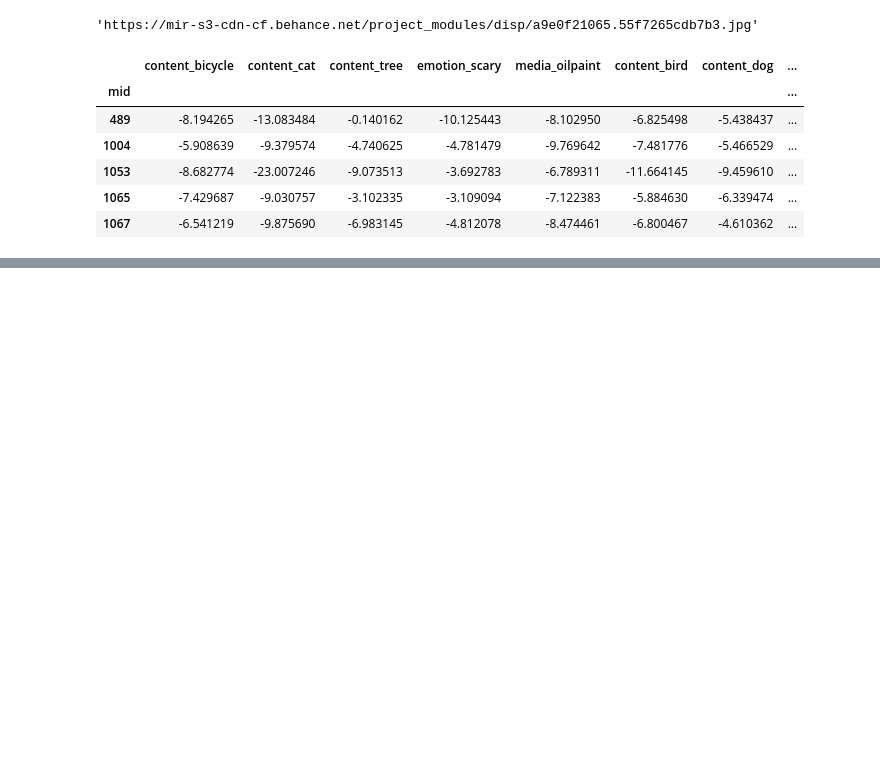
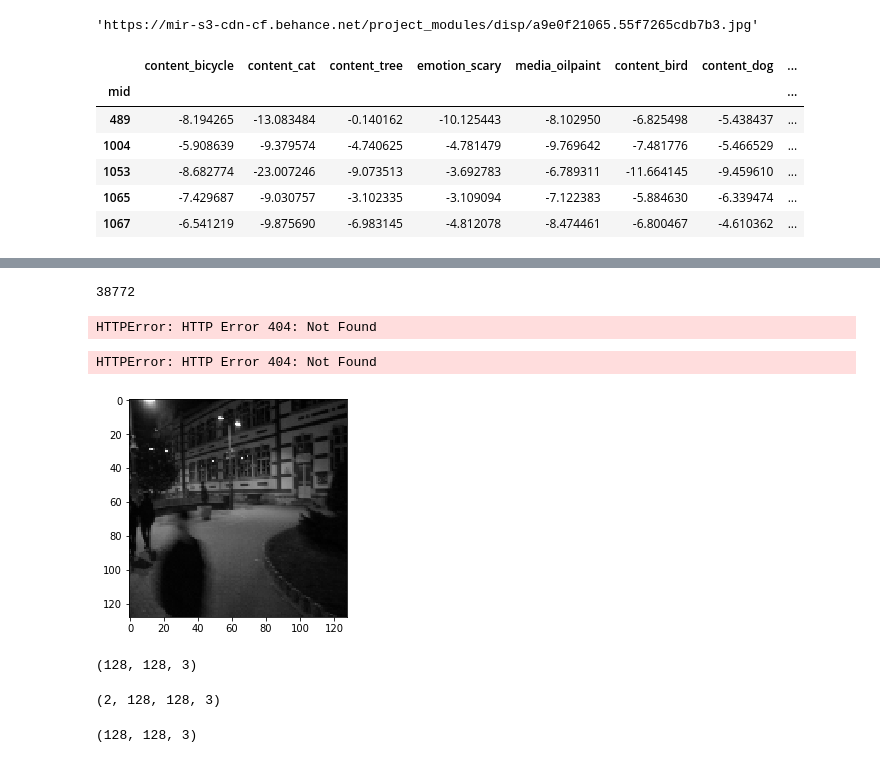
Before and after one commit to JinLi711/UIA, a Jupyter notebook: Art_Recognition/medium_classification/getting_started.ipynb, the cells around one changed output, grey strips where cells are left out. Cells and saved outputs as stored; diff of their text form; code cells hidden in the pictures; blank space fills up the shorter version.

```diff
--- a/Art_Recognition/medium_classification/getting_started.ipynb
+++ b/Art_Recognition/medium_classification/getting_started.ipynb
@@ -102,0 +121,49 @@ scores2
+# %%
+url2 = "https://mir-s3-cdn-cf.behance.net/project_modules/disp/a9e0f21065.55f7265cdb7b3.jpg"
+url_response2 = urllib.request.urlopen(url2)
+img_array2 = np.array(bytearray(url_response2.read()), dtype=np.uint8)
+# %%
+getsizeof(img_array2)
+# %% [output]
+38772
+# %%
+url_dead = "https://mir-cdn.behance.net/v1/rendition/project_modules/disp/8f69a81004.55f726597e324.jpg"
+url_dead_response = urllib.request.urlopen(url_dead)
+# %% [output]
+HTTPError: HTTP Error 404: Not Found
+# %%
+urllib.request.urlretrieve(url_dead, "images/00000002.jpg")
+# %% [output]
+HTTPError: HTTP Error 404: Not Found
+# %%
+img = cv2.imdecode(img_array, -1)
+img2 = cv2.imdecode(img_array2, -1)
+resized_img = cv2.resize(img, (128,128))
+resized_img2 = cv2.resize(img2, (128,128))
+# %%
+# cv2.imshow('URL Image', img)
+# plt.show()
+plt.imshow(resized_img2)
+plt.show()
+# %% [output]
+[figure, added]
+# %%
+# reshaped_img = resized_img.reshape(resized_img.shape + (1,))
+# reshaped_img2 = resized_img2.reshape(resized_img2.shape + (1,))
+# reshaped_img = np.reshape(resized_img,  + (1,))
+
+reshaped_img = resized_img.reshape((1, 128,128, 3))
+reshaped_img2 = resized_img2.reshape((1, 128,128, 3))
+
+resized_img.shape
+# %% [output]
+(128, 128, 3)
+# %%
+final_shape = np.concatenate((reshaped_img, reshaped_img2), axis=0)
+final_shape.shape
+# %% [output]
+(2, 128, 128, 3)
+# %%
+final_shape[0, :, :, :].shape
+# %% [output]
+(128, 128, 3)
```
Also changed, not shown: parts of 19 cells of this notebook.
